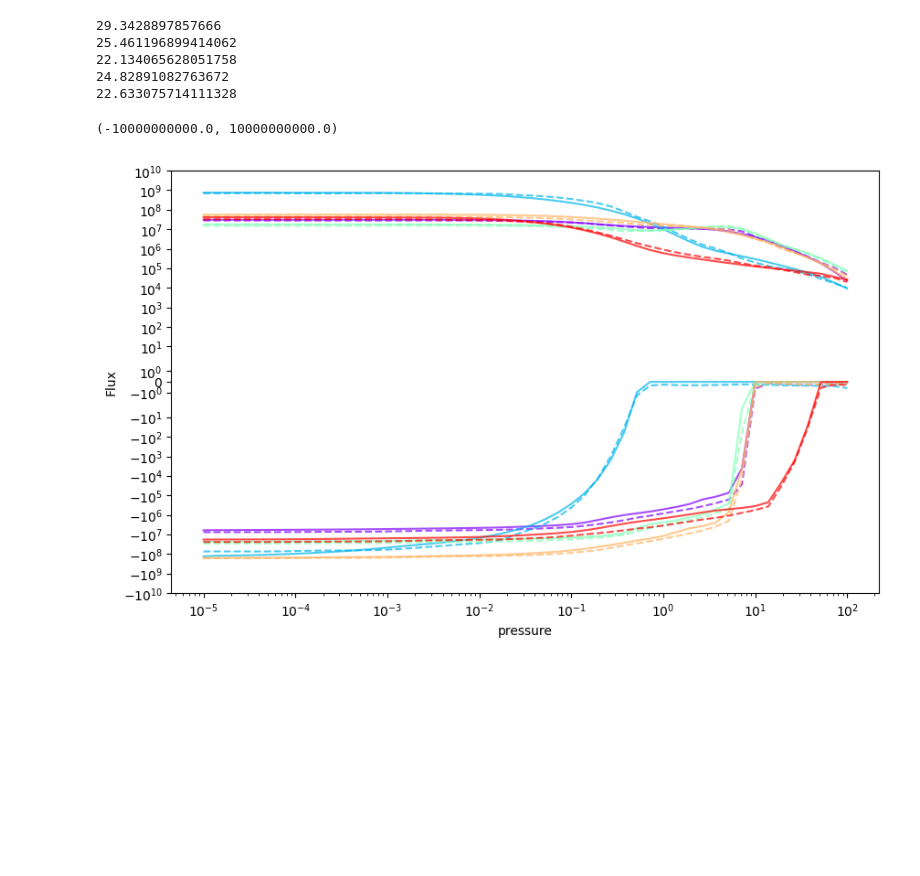
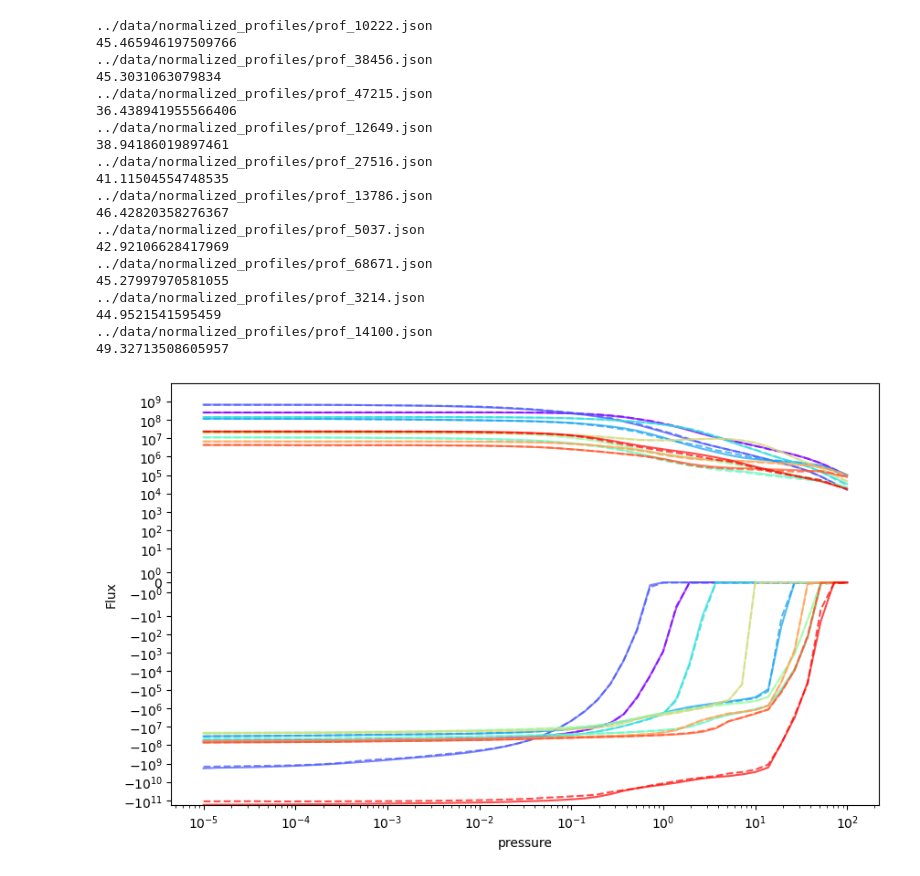
Before and after one commit to imalsky/Emulator, a Jupyter notebook: jupyter_notebooks/plotting.ipynb, the cells around one changed output. Saved outputs shown, nothing was run; the diff lists cells and outputs as text; code cells hidden in the pictures; blank space fills up the shorter version.

```diff
--- a/jupyter_notebooks/plotting.ipynb
+++ b/jupyter_notebooks/plotting.ipynb
@@ -52,9 +52,12 @@ import time
 from normalizer import DataNormalizer
 
 plt.figure(figsize=(10, 6))
-colors = plt.cm.rainbow(np.linspace(0, 1, 5))
+colors = plt.cm.rainbow(np.linspace(0, 1, 10))
 
-for file_path, color in zip(test_files[:10], colors):
+
+
+for file_path, color in zip(test_files[15:29], colors):
+    print(file_path)
     if not file_path.exists():
         continue
 
@@ -90,38 +93,52 @@ for file_path, color in zip(test_files[:10], colors):
     thermal_true = thermal_true if isinstance(thermal_true, list) else [thermal_true] * seq_len
     thermal_pred = predictions[0, :seq_len, thermal_idx].cpu().numpy()
 
     # Denormalize
     thermal_true = DataNormalizer.denormalize(thermal_true[:seq_len], metadata, thermal_feature)
     thermal_pred = DataNormalizer.denormalize(thermal_pred, metadata, thermal_feature)
 
     plt.plot(coord_denorm, thermal_true, color=color, ls='-', alpha=0.7)
     plt.plot(coord_denorm, thermal_pred, color=color, ls='--', alpha=0.7)
 
 
     # Extract and denormalize data
     reflected_idx, reflected_idx = target_vars.index(reflected_feature), target_vars.index(reflected_feature)
 
     reflected_true = profile.get(reflected_feature, [0] * seq_len)
     reflected_true = reflected_true if isinstance(reflected_true, list) else [reflected_true] * seq_len
     reflected_pred = predictions[0, :seq_len, reflected_idx].cpu().numpy()
 
     # Denormalize
     reflected_true = DataNormalizer.denormalize(reflected_true[:seq_len], metadata, reflected_feature)
     reflected_pred = DataNormalizer.denormalize(reflected_pred, metadata, reflected_feature)
 
     plt.plot(coord_denorm, reflected_true, color=color, ls='-', alpha=0.7)
     plt.plot(coord_denorm, reflected_pred, color=color, ls='--', alpha=0.7)
 
 plt.xlabel(plot_coord_var)
 plt.ylabel("Flux")
 plt.xscale('log')
 plt.yscale('symlog')
-plt.ylim(-1e10, 1e10)
+#plt.ylim(1e5, 1e8)
 # %% [output]
-29.3428897857666
-25.461196899414062
-22.134065628051758
-24.82891082763672
-22.633075714111328
+../data/normalized_profiles/prof_10222.json
+45.465946197509766
+../data/normalized_profiles/prof_38456.json
+45.3031063079834
+../data/normalized_profiles/prof_47215.json
+36.438941955566406
+../data/normalized_profiles/prof_12649.json
+38.94186019897461
+../data/normalized_profiles/prof_27516.json
+41.11504554748535
+../data/normalized_profiles/prof_13786.json
+46.42820358276367
+../data/normalized_profiles/prof_5037.json
+42.92106628417969
+../data/normalized_profiles/prof_68671.json
+45.27997970581055
+../data/normalized_profiles/prof_3214.json
+44.9521541595459
+../data/normalized_profiles/prof_14100.json
+49.32713508605957
-(-10000000000.0, 10000000000.0)
-[figure, old version]
+[figure, new version]
```
Also changed, not shown: 3 other files.
